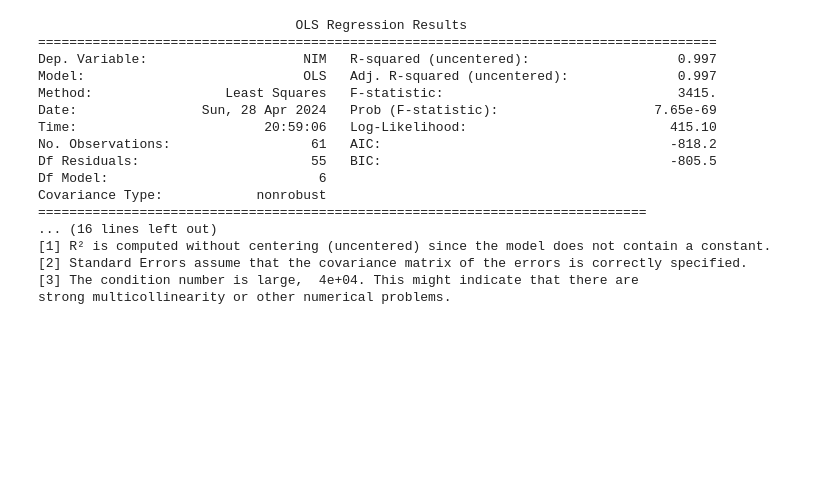
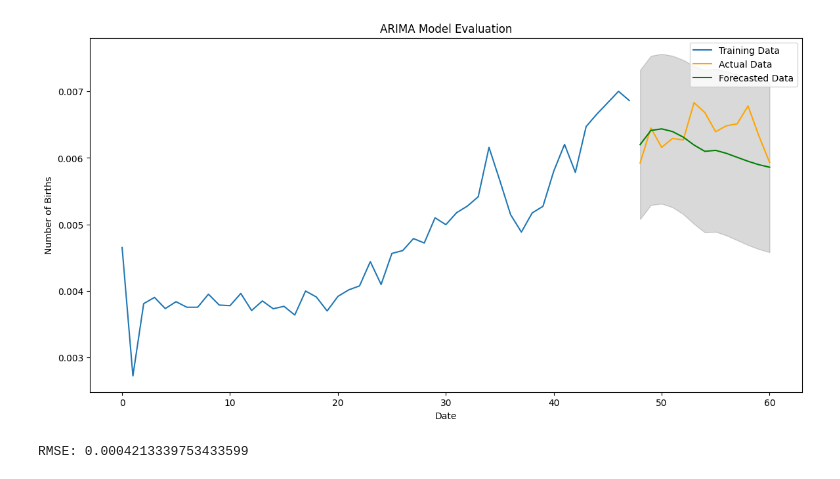
Before and after one commit to Lkupybida/BankingMargins, a Jupyter notebook: src/OLS.ipynb, the cells around one changed output. Cells and saved outputs as stored; diff of their text form; code cells hidden in the pictures; blank space fills up the shorter version.

```diff
--- a/src/OLS.ipynb
+++ b/src/OLS.ipynb
@@ -16,7 +19,9 @@ import warnings
 #     plt.show()
 
 df=pd.read_csv('./../data/composite_vars/NIM.csv')
+#
 arr = ['LAS','NIA','OE','PR','ROA','SIZE']
+
 for name in arr:
     gotten=pd.read_csv('./../data/composite_vars/'+name+".csv")
     df[gotten.columns[1]]=gotten[gotten.columns[1]]
@@ -24,23 +29,41 @@ for name in arr:
 Y=df['NIM']
 X=df[arr]
 model = sm.OLS(Y, X).fit()
-
-print(model.summary())
+# print(model.summary())
+results = model.predict(X)
+data = df["NIM"]
-# %% [output]
-                                 OLS Regression Results
-=======================================================================================
-Dep. Variable:                    NIM   R-squared (uncentered):                   0.997
-Model:                            OLS   Adj. R-squared (uncentered):              0.997
-Method:                 Least Squares   F-statistic:                              3415.
-Date:                Sun, 28 Apr 2024   Prob (F-statistic):                    7.65e-69
-Time:                        20:59:06   Log-Likelihood:                          415.10
-No. Observations:                  61   AIC:                                     -818.2
-Df Residuals:                      55   BIC:                                     -805.5
-Df Model:                           6
-Covariance Type:            nonrobust
-==============================================================================
-... (16 lines left out)
-[1] R² is computed without centering (uncentered) since the model does not contain a constant.
-[2] Standard Errors assume that the covariance matrix of the errors is correctly specified.
-[3] The condition number is large,  4e+04. This might indicate that there are
-strong multicollinearity or other numerical problems.
+# %%
+# Split the data into train and test
+train_size = int(0.8*len(data))
+train, test = data[0:train_size], data[train_size:len(data)]
+# Fit the ARIMA model on the training dataset
+model_train = ARIMA(train, order=(6, 0, 0))
+model_train_fit = model_train.fit()
+
+# Forecast on the test dataset
+test_forecast = model_train_fit.get_forecast(steps=len(test))
+test_forecast_series = pd.Series(test_forecast.predicted_mean, index=test.index)
+
+# Calculate the mean squared error
+mse = mean_squared_error(test, test_forecast_series)
+rmse = mse**0.5
+
+# Create a plot to compare the forecast with the actual test data
+plt.figure(figsize=(14,7))
+plt.plot(train, label='Training Data')
+plt.plot(test, label='Actual Data', color='orange')
+plt.plot(test_forecast_series, label='Forecasted Data', color='green')
+plt.fill_between(test.index,
+                 test_forecast.conf_int().iloc[:, 0],
+                 test_forecast.conf_int().iloc[:, 1],
+                 color='k', alpha=.15)
+plt.title('ARIMA Model Evaluation')
+plt.xlabel('Date')
+plt.ylabel('Number of Births')
+plt.legend()
+plt.show()
+
+print('RMSE:', rmse)
+# %% [output]
+[figure, added]
+RMSE: 0.0004213339753433599
```
Also changed, not shown: parts of 1 cell of this notebook.
